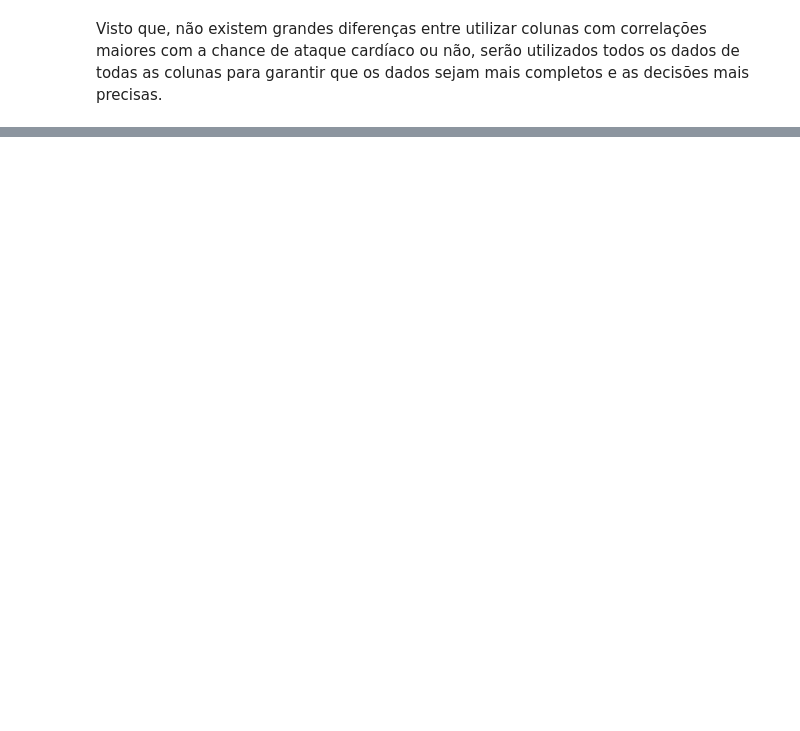
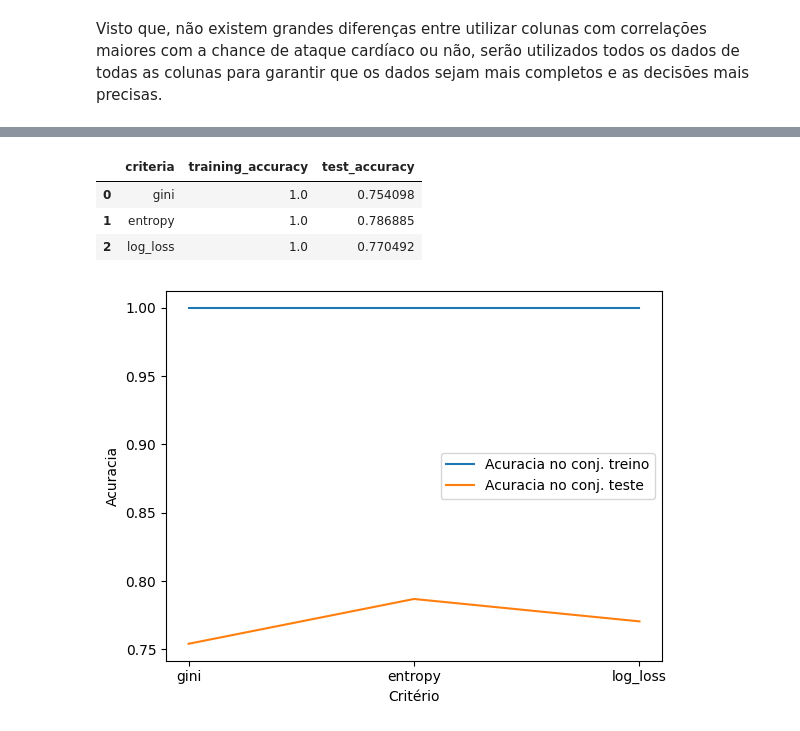
Before and after one commit to DanielSLucas/introducaoDataScience, a Jupyter notebook: praticando/heart attack/heart.ipynb, the cells around one changed output, grey strips where cells are left out. Cells and saved outputs as stored; diff of their text form; code cells hidden in the pictures; blank space fills up the shorter version.

```diff
--- a/praticando/heart attack/heart.ipynb
+++ b/praticando/heart attack/heart.ipynb
@@ -201,0 +202,31 @@ Precisão: 0.70
+# %%
+data_train, data_test, results_train, results_test = train_test_split(
+  renamedHeartDf,
+  targetResults,
+  test_size=0.2
+)
+# %%
+training_accuracy = []
+test_accuracy = []
+
+criteria = ["gini", "entropy", "log_loss"]
+
+for criterion in criteria:
+  tree = DecisionTreeClassifier(criterion=criterion)
+  tree.fit(data_train,results_train)
+  training_accuracy.append(tree.score(data_train, results_train))
+  test_accuracy.append(tree.score(data_test, results_test))
+
+plt.plot(criteria,training_accuracy, label='Acuracia no conj. treino')
+plt.plot(criteria,test_accuracy, label='Acuracia no conj. teste')
+plt.ylabel('Acuracia')
+plt.xlabel('Critério')
+plt.legend()
+
+pd.DataFrame({"criteria": criteria, "training_accuracy": training_accuracy, "test_accuracy":test_accuracy })
+# %% [output]
+|  | criteria | training_accuracy | test_accuracy |
+| 0 | gini | 1.0 | 0.754098 |
+| 1 | entropy | 1.0 | 0.786885 |
+| 2 | log_loss | 1.0 | 0.770492 |
+[figure, added]
```
Also changed, not shown: parts of 11 cells of this notebook.
